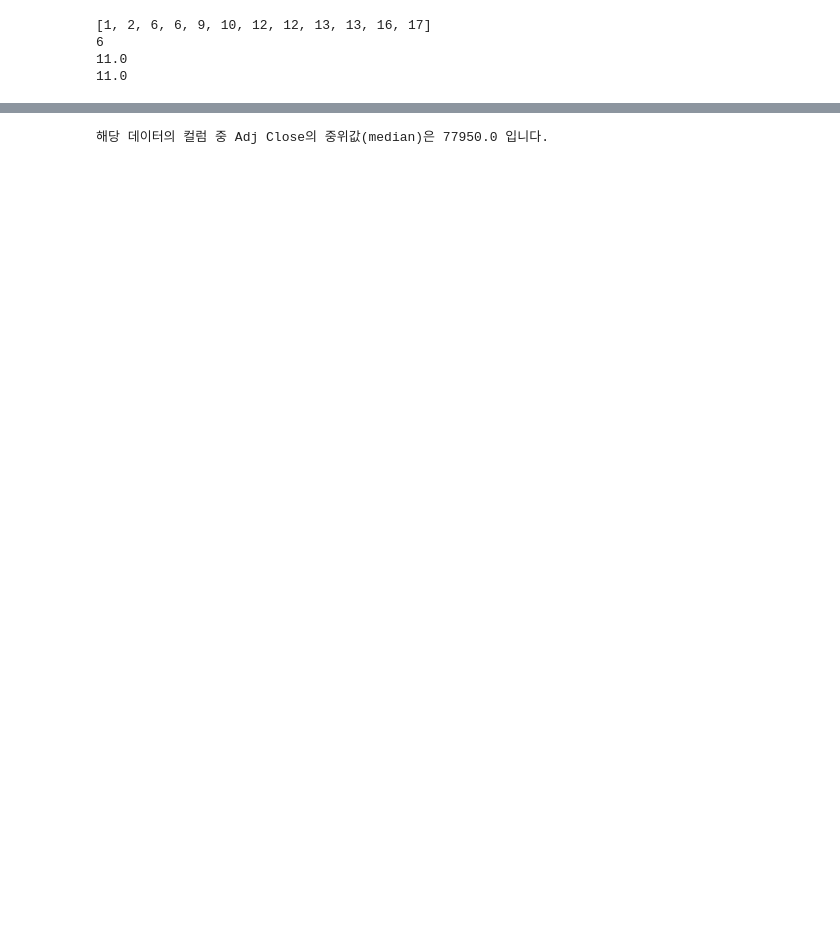
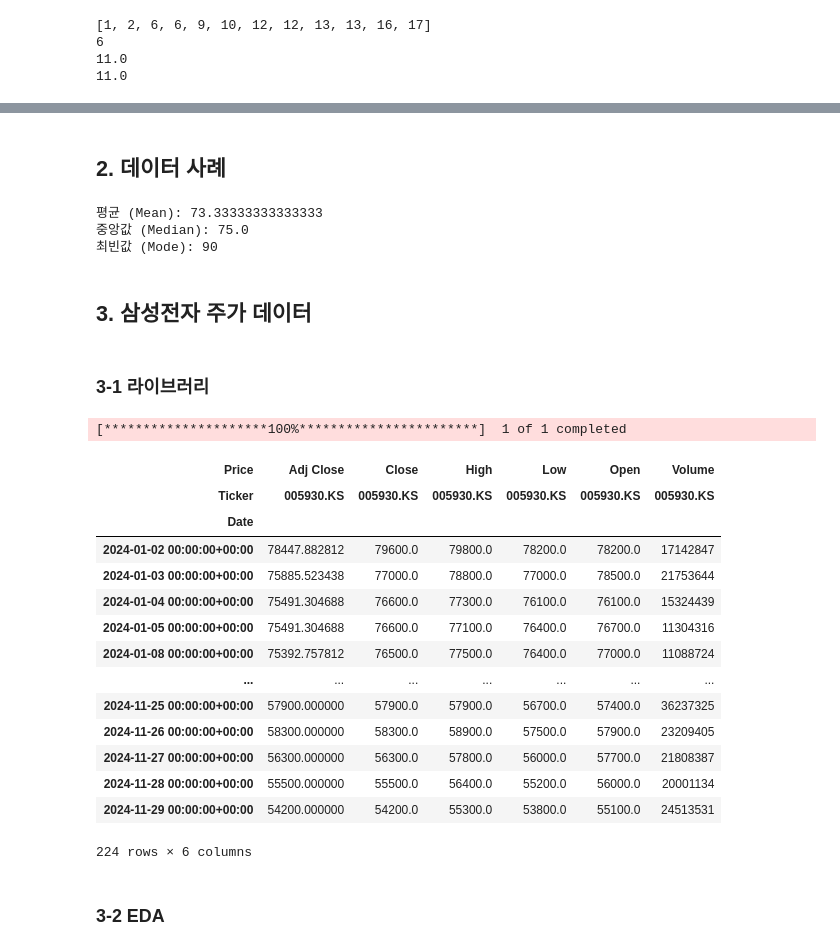
Before and after one commit to freejyb/fin_stats, a Jupyter notebook: 1. 중심도이해.ipynb, the cells around one changed output, grey strips where cells are left out. Drawn from its saved outputs; the diff is of its cells as text; code cells hidden in the pictures; blank space fills up the shorter version.

```diff
--- a/1. 중심도이해.ipynb
+++ b/1. 중심도이해.ipynb
@@ -363,8 +162,55 @@ print((tem_data[center] + tem_data[-center - 1])/2)
-# %%
-# 중위값(median) 도출을 위한 함수입니다. (파이썬 함수를 활용한 중위값 출력 부분)
-def mean(data, column_name = '발생'):
-    print(f'해당 데이터의 컬럼 중 {column_name}의 중위값(median)은 {data[column_name].median()} 입니다.')
-
-mean(samsung_price, 'Adj Close')
-# %% [output]
-해당 데이터의 컬럼 중 Adj Close의 중위값(median)은 77950.0 입니다.
+# %% [markdown]
+## 2. 데이터 사례
+# %%
+import statistics
+
+# 예시 데이터
+data = [50, 60, 70, 80, 90, 90]
+
+# 평균 (Mean)
+mean = statistics.mean(data)
+print(f"평균 (Mean): {mean}")
+
+# 중앙값 (Median)
+median = statistics.median(data)
+print(f"중앙값 (Median): {median}")
+
+# 최빈값 (Mode)
+try:
+    mode = statistics.mode(data)
+    print(f"최빈값 (Mode): {mode}")
+except statistics.StatisticsError:
+    print("최빈값이 없습니다 (모든 값이 동일한 빈도로 나타남).")
+# %% [output]
+평균 (Mean): 73.33333333333333
+중앙값 (Median): 75.0
+최빈값 (Mode): 90
+# %% [markdown]
+## 3. 삼성전자 주가 데이터
+# %% [markdown]
+### 3-1 라이브러리
+# %%
+import yfinance
+
+# 야후 파이낸스를 이용하여 주가 정보를 다운받습니다.
+samsung_price = yfinance.download('005930.KS', '2024-01-01', '2024-11-30')
+samsung_price
+# %% [output]
+[*********************100%***********************]  1 of 1 completed
+| Price | Adj Close | Close | High | Low | Open | Volume |
+| Ticker | 005930.KS | 005930.KS | 005930.KS | 005930.KS | 005930.KS | 005930.KS |
+| Date |  |  |  |  |  |  |
+| 2024-01-02 00:00:00+00:00 | 78447.882812 | 79600.0 | 79800.0 | 78200.0 | 78200.0 | 17142847 |
+| 2024-01-03 00:00:00+00:00 | 75885.523438 | 77000.0 | 78800.0 | 77000.0 | 78500.0 | 21753644 |
+| 2024-01-04 00:00:00+00:00 | 75491.304688 | 76600.0 | 77300.0 | 76100.0 | 76100.0 | 15324439 |
+| 2024-01-05 00:00:00+00:00 | 75491.304688 | 76600.0 | 77100.0 | 76400.0 | 76700.0 | 11304316 |
+| 2024-01-08 00:00:00+00:00 | 75392.757812 | 76500.0 | 77500.0 | 76400.0 | 77000.0 | 11088724 |
+| ... | ... | ... | ... | ... | ... | ... |
+| 2024-11-25 00:00:00+00:00 | 57900.000000 | 57900.0 | 57900.0 | 56700.0 | 57400.0 | 36237325 |
+| 2024-11-26 00:00:00+00:00 | 58300.000000 | 58300.0 | 58900.0 | 57500.0 | 57900.0 | 23209405 |
+| 2024-11-27 00:00:00+00:00 | 56300.000000 | 56300.0 | 57800.0 | 56000.0 | 57700.0 | 21808387 |
+| 2024-11-28 00:00:00+00:00 | 55500.000000 | 55500.0 | 56400.0 | 55200.0 | 56000.0 | 20001134 |
+| 2024-11-29 00:00:00+00:00 | 54200.000000 | 54200.0 | 55300.0 | 53800.0 | 55100.0 | 24513531 |
+224 rows × 6 columns
+# %% [markdown]
+### 3-2 EDA
```
Also changed, not shown: parts of 46 cells of this notebook.
